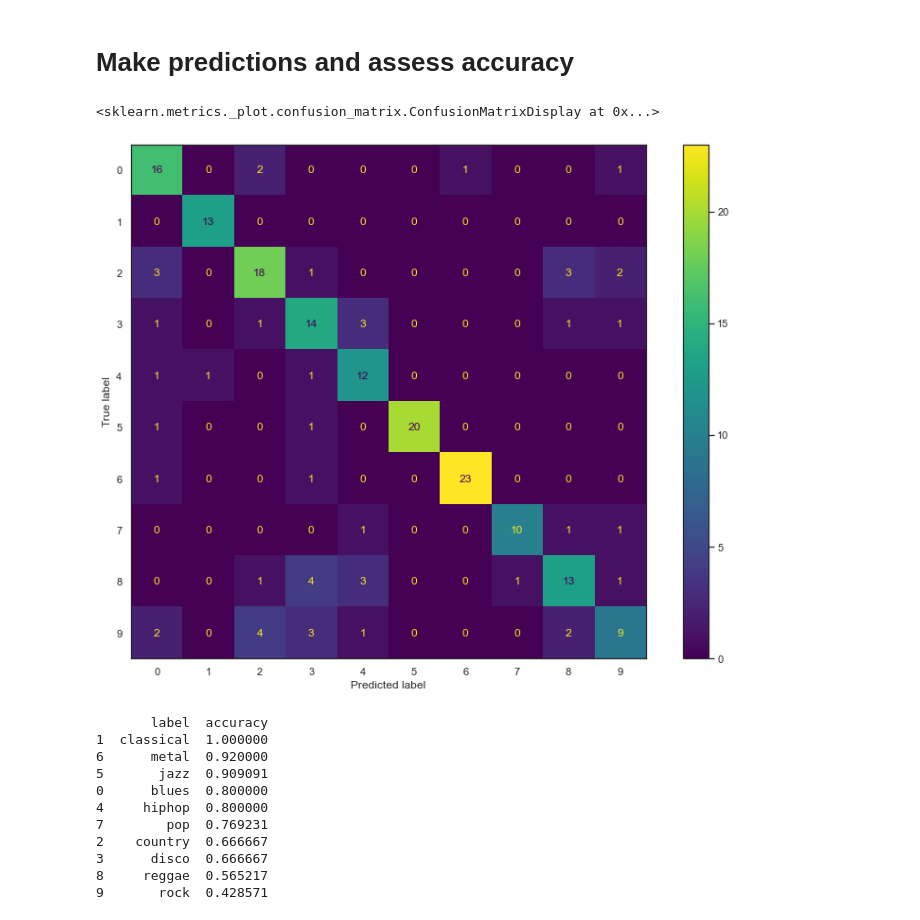
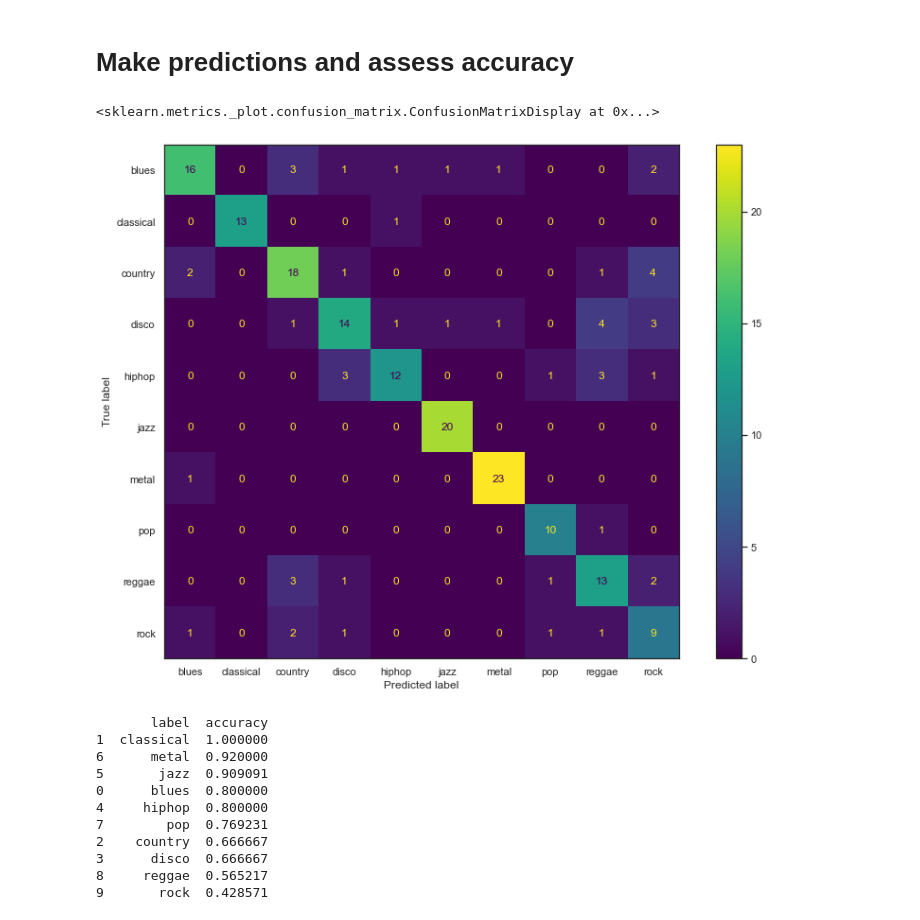
Before and after one commit to the-data-science-union/DSU-F2021-MGC, a Jupyter notebook: Modelling/daniel-GBM.ipynb, the cells around one changed output. Cells and saved outputs as stored; diff of their text form; code cells hidden in the pictures.

Commit message:
Fixed labels on many notebooks and added CNN visualizations

```diff
--- a/Modelling/daniel-GBM.ipynb
+++ b/Modelling/daniel-GBM.ipynb
@@ -38,6 +38,7 @@ scaled_df = pd.DataFrame(features_scaled)
 # %% [markdown]
 # Turn string labels to classes
 # %%
+genres = np.unique(labels)
 label_map = {np.unique(labels)[i]:i for i in range(10)}
 labels = labels.map(lambda i: label_map[i])
 # %% [markdown]
@@ -93,10 +94,14 @@ preds = best_model.predict(X_test)
 accuracy = accuracy_score(preds, y_test)
 confusion_mat = confusion_matrix(preds, y_test)
 # %%
-plot_confusion_matrix(best_model, X_test, y_test)
+preds = best_model.predict(X_test)
+accuracy = accuracy_score(preds, y_test)
+confusion_mat = confusion_matrix(preds, y_test)
+disp = ConfusionMatrixDisplay(confusion_matrix=confusion_mat, display_labels=genres)
+disp.plot()
 # %% [output]
 <sklearn.metrics._plot.confusion_matrix.ConfusionMatrixDisplay at 0x...>
-[figure, old version]
+[figure, new version]
 # %%
 diag_entries = [confusion_mat[i,i] for i in range(len(confusion_mat))]
 class_accuracy = diag_entries / np.sum(confusion_mat, axis=0)
```
Also changed, not shown: parts of 2 cells of this notebook, 6 other files.
